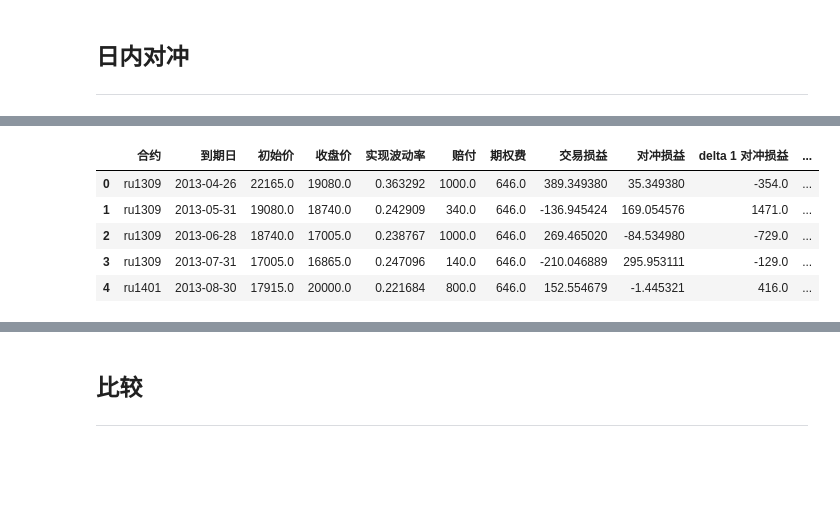
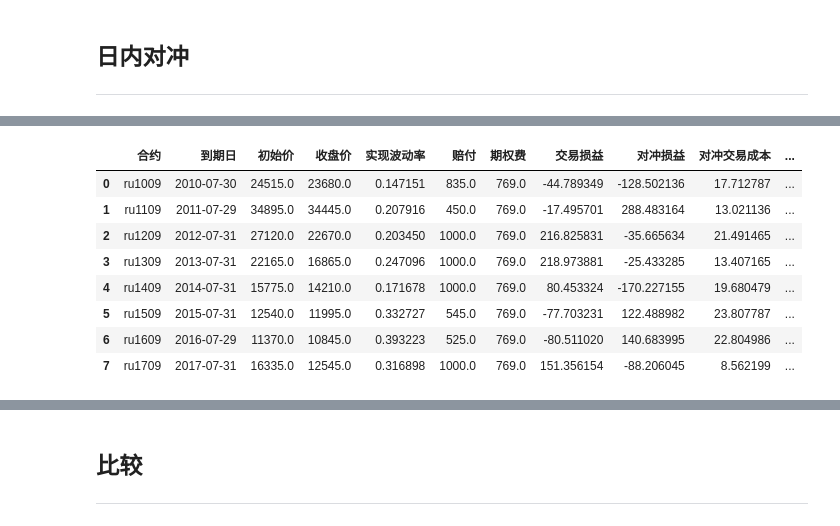
Before and after one commit to ChinaQuants/qlengine, a Jupyter notebook: examples/options/rb option dynamical hedging.ipynb, the cells around one changed output, grey strips where cells are left out. Saved outputs shown, nothing was run; the diff lists cells and outputs as text; code cells hidden in the pictures; blank space fills up the shorter version.

```diff
--- a/examples/options/rb option dynamical hedging.ipynb
+++ b/examples/options/rb option dynamical hedging.ipynb
@@ -196,4 +212,4 @@ upper_protect_area = 800.
 volatility = 0.42
 risk_free_rate = 0.
 dividend_rate = 0.
-premium = 646.
+premium = 769.
@@ -243,13 +271,13 @@ contract_definition = {
 # %%
 %%time
 
-cols = ['合约', '到期日', '初始价', '收盘价', '实现波动率', '赔付', '期权费', '交易损益', '对冲损益', 'delta 1 对冲损益']
+cols = ['合约', '到期日', '初始价', '收盘价', '实现波动率', '赔付', '期权费', '交易损益', '对冲损益' , '对冲交易成本', 'delta 1 对冲损益', 'delta 1 对冲交易成本']
 df = pd.DataFrame(columns=cols)
 
 for contract in contract_definition:
     start_date = contract_definition[contract]['start_date']
     end_date = contract_definition[contract]['end_date']
-    dates = makeSchedule(start_date, end_date, '1m', 'china.sse')
+    dates = makeSchedule(start_date, end_date, '4m', 'china.sse')
     mkt_start_date = advanceDateByCalendar('china.sse', start_date, '-30b').strftime('%Y-%m-%d')
     mkt_data = get_contracts(contract, mkt_start_date, end_date)
 
@@ -260,5 +288,5 @@ for contract in contract_definition:
         hedge = hedging_contract(start_date, maturity_date, mkt_data, premium)
         delta1_hedge = hedging_contract(start_date, maturity_date, mkt_data, premium, True)
         py_dt = dt.datetime(maturity_date.year(), maturity_date.month(), maturity_date.dayOfMonth())
-        df = df.append(dict(zip(cols, (contract, py_dt) + hedge + (delta1_hedge[-1],))), ignore_index=True)
+        df = df.append(dict(zip(cols, (contract, py_dt) + hedge + delta1_hedge[-2:])), ignore_index=True)
 # %% [output]
@@ -316,13 +366,13 @@ dtype: float64
 # %%
 %%time
 
-cols = ['合约', '到期日', '初始价', '收盘价', '实现波动率', '赔付', '期权费', '交易损益', '对冲损益', 'delta 1 对冲损益']
+cols = ['合约', '到期日', '初始价', '收盘价', '实现波动率', '赔付', '期权费', '交易损益', '对冲损益' , '对冲交易成本', 'delta 1 对冲损益', 'delta 1 对冲交易成本']
 df2 = pd.DataFrame(columns=cols)
 
-for contract in contract_definition:
+for contract in list(contract_definition.keys())[5:]:
     start_date = contract_definition[contract]['start_date']
     end_date = contract_definition[contract]['end_date']
-    dates = makeSchedule(start_date, end_date, '1m', 'china.sse')
+    dates = makeSchedule(start_date, end_date, '4m', 'china.sse')
     mkt_start_date = advanceDateByCalendar('china.sse', start_date, '-30b').strftime('%Y-%m-%d')
     mkt_data = get_contracts_bar(contract, mkt_start_date, end_date, unit=60)
 
@@ -333,5 +383,5 @@ for contract in contract_definition:
         hedge = hedging_contract(start_date, maturity_date, mkt_data, premium)
         delta1_hedge = hedging_contract(start_date, maturity_date, mkt_data, premium, True)
         py_dt = dt.datetime(maturity_date.year(), maturity_date.month(), maturity_date.dayOfMonth())
-        df2 = df2.append(dict(zip(cols, (contract, py_dt) + hedge + (delta1_hedge[-1],))), ignore_index=True)
+        df2 = df2.append(dict(zip(cols, (contract, py_dt) + hedge + delta1_hedge[-2:])), ignore_index=True)
 # %% [output]
@@ -339,14 +389,17 @@ Wall time: 16.5 s
 # %%
-df2['不对冲损益'] = -df['赔付'] + df['期权费']
+df2['不对冲损益'] = -df2['赔付'] + df2['期权费']
 # %%
-df2.head()
+df2
 # %% [output]
-|  | 合约 | 到期日 | 初始价 | 收盘价 | 实现波动率 | 赔付 | 期权费 | 交易损益 | 对冲损益 | delta 1 对冲损益 | ... |
-| 0 | ru1309 | 2013-04-26 | 22165.0 | 19080.0 | 0.363292 | 1000.0 | 646.0 | 389.349380 | 35.349380 | -354.0 | ... |
-| 1 | ru1309 | 2013-05-31 | 19080.0 | 18740.0 | 0.242909 | 340.0 | 646.0 | -136.945424 | 169.054576 | 1471.0 | ... |
-| 2 | ru1309 | 2013-06-28 | 18740.0 | 17005.0 | 0.238767 | 1000.0 | 646.0 | 269.465020 | -84.534980 | -729.0 | ... |
-| 3 | ru1309 | 2013-07-31 | 17005.0 | 16865.0 | 0.247096 | 140.0 | 646.0 | -210.046889 | 295.953111 | -129.0 | ... |
-| 4 | ru1401 | 2013-08-30 | 17915.0 | 20000.0 | 0.221684 | 800.0 | 646.0 | 152.554679 | -1.445321 | 416.0 | ... |
+|  | 合约 | 到期日 | 初始价 | 收盘价 | 实现波动率 | 赔付 | 期权费 | 交易损益 | 对冲损益 | 对冲交易成本 | ... |
+| 0 | ru1009 | 2010-07-30 | 24515.0 | 23680.0 | 0.147151 | 835.0 | 769.0 | -44.789349 | -128.502136 | 17.712787 | ... |
+| 1 | ru1109 | 2011-07-29 | 34895.0 | 34445.0 | 0.207916 | 450.0 | 769.0 | -17.495701 | 288.483164 | 13.021136 | ... |
+| 2 | ru1209 | 2012-07-31 | 27120.0 | 22670.0 | 0.203450 | 1000.0 | 769.0 | 216.825831 | -35.665634 | 21.491465 | ... |
+| 3 | ru1309 | 2013-07-31 | 22165.0 | 16865.0 | 0.247096 | 1000.0 | 769.0 | 218.973881 | -25.433285 | 13.407165 | ... |
+| 4 | ru1409 | 2014-07-31 | 15775.0 | 14210.0 | 0.171678 | 1000.0 | 769.0 | 80.453324 | -170.227155 | 19.680479 | ... |
+| 5 | ru1509 | 2015-07-31 | 12540.0 | 11995.0 | 0.332727 | 545.0 | 769.0 | -77.703231 | 122.488982 | 23.807787 | ... |
+| 6 | ru1609 | 2016-07-29 | 11370.0 | 10845.0 | 0.393223 | 525.0 | 769.0 | -80.511020 | 140.683995 | 22.804986 | ... |
+| 7 | ru1709 | 2017-07-31 | 16335.0 | 12545.0 | 0.316898 | 1000.0 | 769.0 | 151.356154 | -88.206045 | 8.562199 | ... |
 # %%
 df2.groupby(df2['到期日'].dt.year).mean()
 # %% [output]
```
Also changed, not shown: parts of 26 cells of this notebook, 1 other file.
